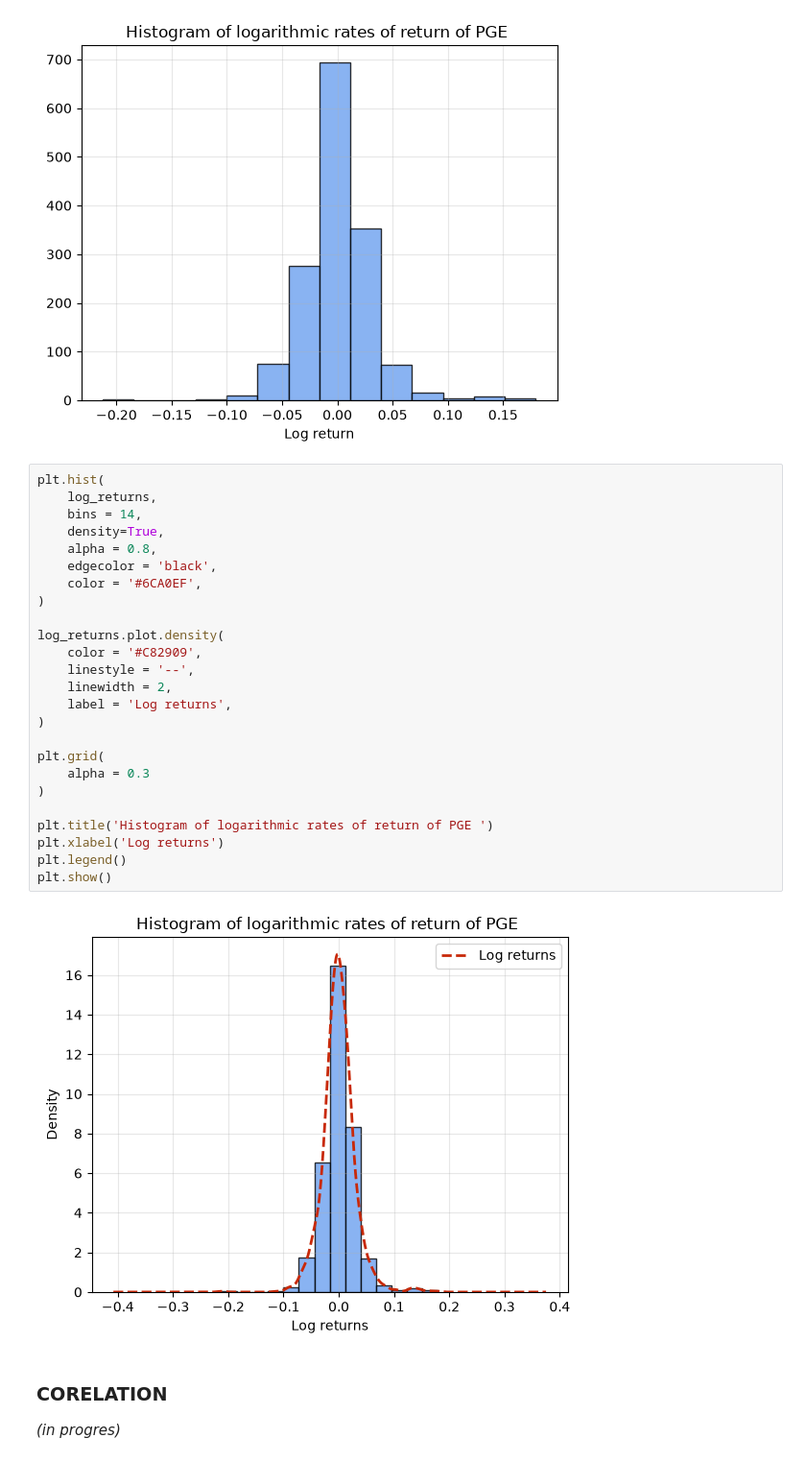
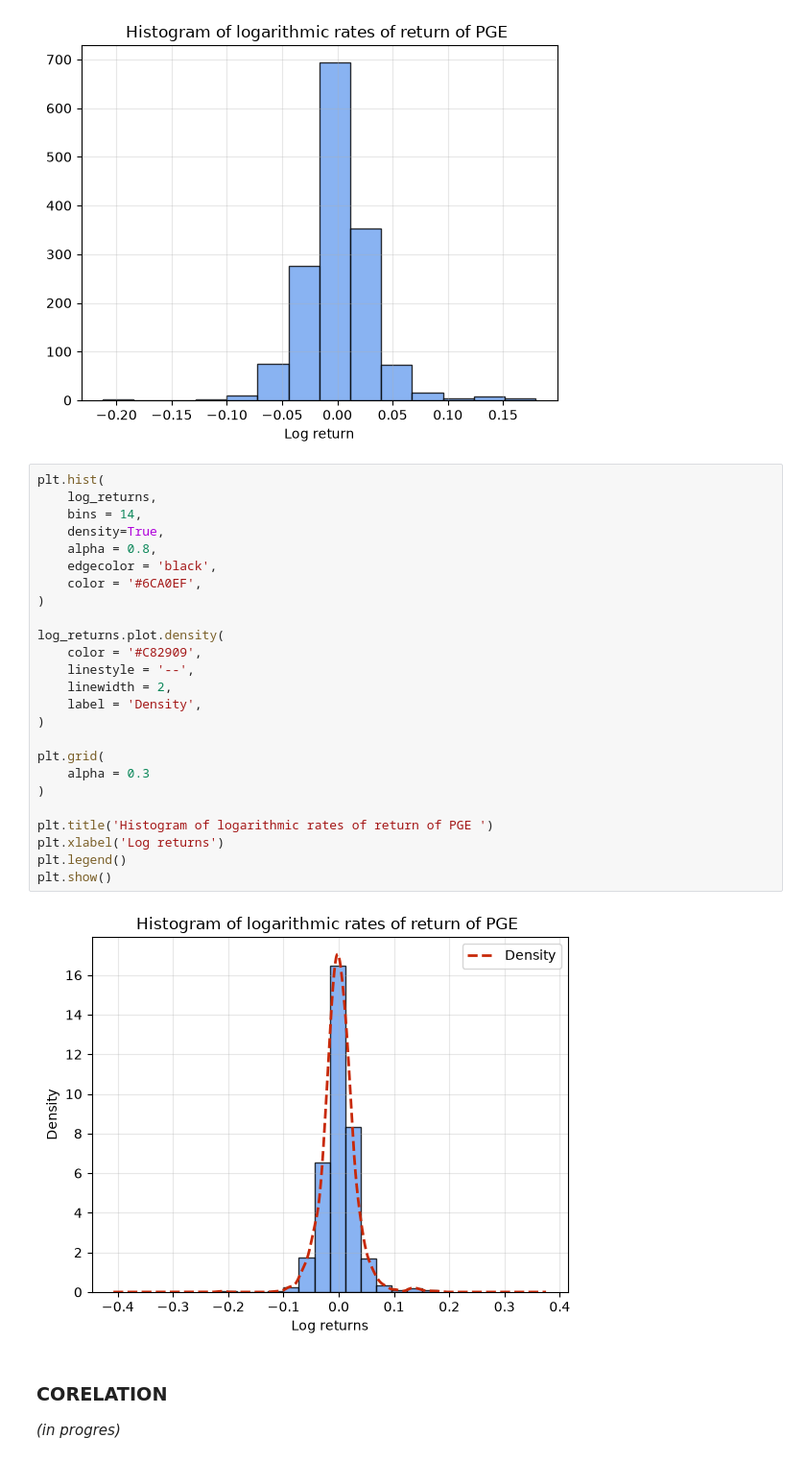
Before and after one commit to studzinskimilosz/mathematical-and-statistical-analysis, a Jupyter notebook: notebook/notebook.ipynb, the cells around one changed output. Shown at 96% size. Saved outputs shown, nothing was run; the diff lists cells and outputs as text.

Commit message:
style: change density legend

```diff
--- a/notebook/notebook.ipynb
+++ b/notebook/notebook.ipynb
@@ -158,30 +160,30 @@ plt.show()
 # %%
 plt.hist(
     log_returns,
     bins = 14,
     density=True,
     alpha = 0.8,
     edgecolor = 'black',
     color = '#6CA0EF',
 )
 
 log_returns.plot.density(
     color = '#C82909',
     linestyle = '--',
     linewidth = 2,
-    label = 'Log returns',
+    label = 'Density',
 )
 
 plt.grid(
     alpha = 0.3
 )
 
 plt.title('Histogram of logarithmic rates of return of PGE ')
 plt.xlabel('Log returns')
 plt.legend()
 plt.show()
 # %% [output]
-[figure, old version]
+[figure, new version]
 # %% [markdown]
 ### CORELATION
 *(in progres)*
```
Also changed, not shown: parts of 2 cells of this notebook.
